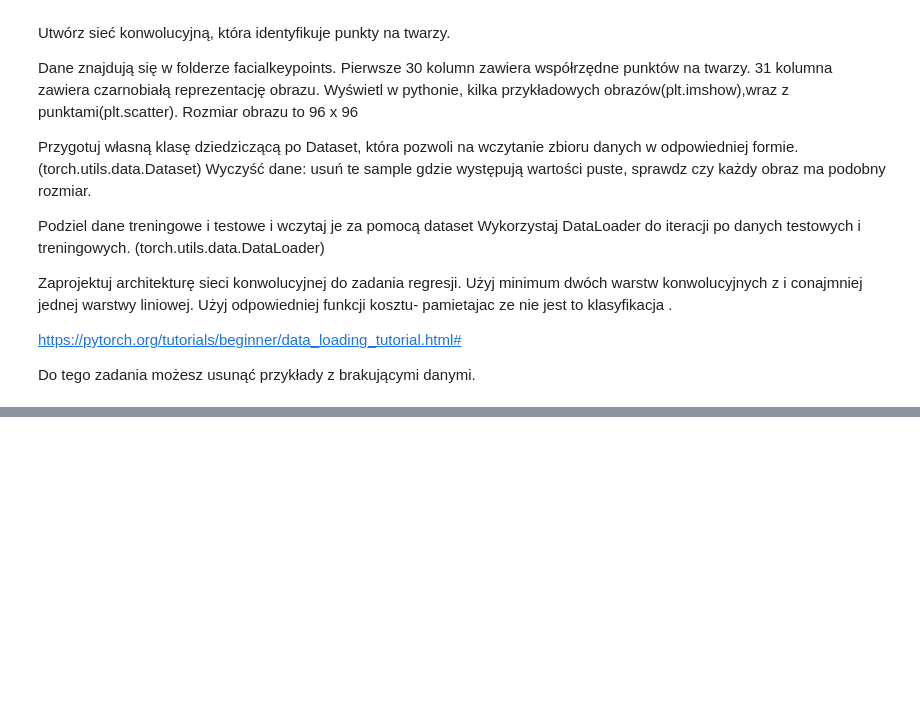
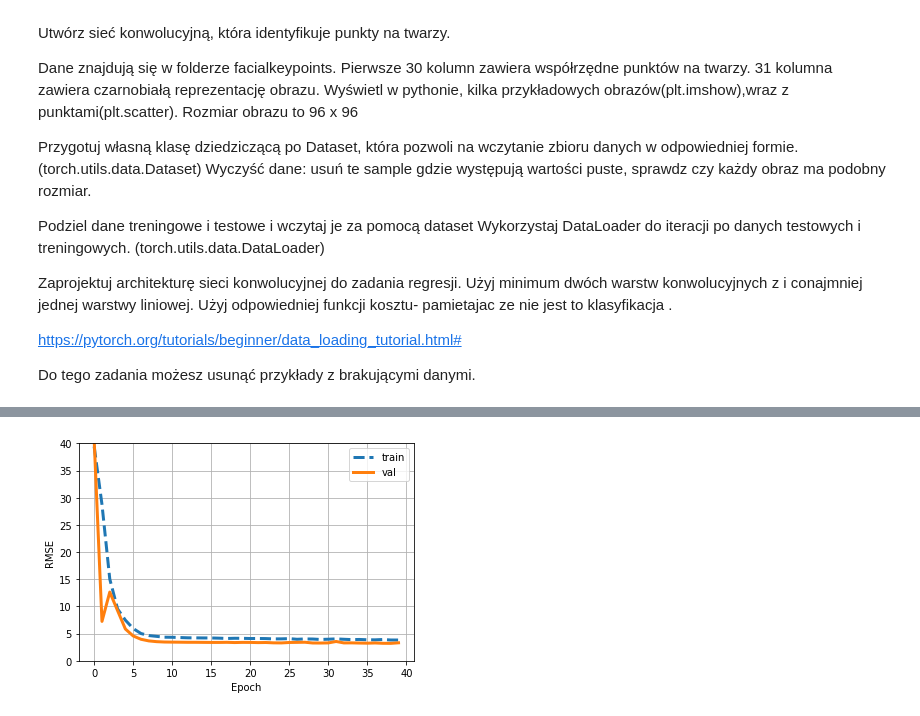
Before and after one commit to tomaszpionka/ds-project, a Jupyter notebook: wum4zaoczne.ipynb, the cells around one changed output, grey strips where cells are left out. Cells and saved outputs as stored; diff of their text form; code cells hidden in the pictures; blank space fills up the shorter version.

```diff
--- a/wum4zaoczne.ipynb
+++ b/wum4zaoczne.ipynb
@@ -217,0 +427,10 @@ Do tego zadania możesz usunąć przykłady z brakującymi danymi.
+# %%
+def plot_RMSE(train_losses, valid_losses, y_max=50):
+    plt.plot(train_losses, "--", linewidth=3, label="train")
+    plt.plot(valid_losses, linewidth=3, label="val")
+    plt.legend()
+    plt.grid()
+    plt.xlabel('Epoch')
+    plt.ylabel('RMSE')
+    plt.ylim((0, y_max))
+    plt.show()
@@ -217,0 +457,31 @@ Do tego zadania możesz usunąć przykłady z brakującymi danymi.
+# %%
+from torch import nn
+class CNN(nn.Module):
+
+    def __init__(self, outputs=30):
+        super(CNN, self).__init__()
+        self.conv1 = nn.Conv2d(1, 16, 3, padding=1)
+        self.conv2 = nn.Conv2d(16, 32, 3, padding=1)
+        self.conv3 = nn.Conv2d(32, 64, 3, padding=1)
+        self.pool = nn.MaxPool2d(2, 2)
+        self.fc1 = nn.Linear(64*12*12, 1024)
+        self.fc2 = nn.Linear(1024, outputs)
+        self.dropout = nn.Dropout(0.3)
+
+    def forward(self, x):
+        x = self.pool(F.relu(self.conv1(x)))
+        x = self.pool(F.relu(self.conv2(x)))
+        x = self.pool(F.relu(self.conv3(x)))
+        x = x.view(-1, 64*12*12)
+        x = F.relu(self.fc1(self.dropout(x)))
+        x = self.fc2(self.dropout(x))
+
+        return x
+# %%
+model = CNN(outputs=30)
+model = model.to(device)
+criterion = nn.MSELoss()
+optimizer = optim.Adam(model.parameters(), lr=0.003)
+# %%
+cnn_train_losses, cnn_valid_losses = train(train_loader, valid_loader, model, criterion,
+                                                   optimizer, n_epochs=40, saved_model='aug_cnn.pt')
@@ -217,0 +506,4 @@ Do tego zadania możesz usunąć przykłady z brakującymi danymi.
+# %%
+plot_RMSE(cnn_train_losses, cnn_valid_losses, y_max=40)
+# %% [output]
+[figure, added]
```
Also changed, not shown: parts of 20 cells of this notebook.
